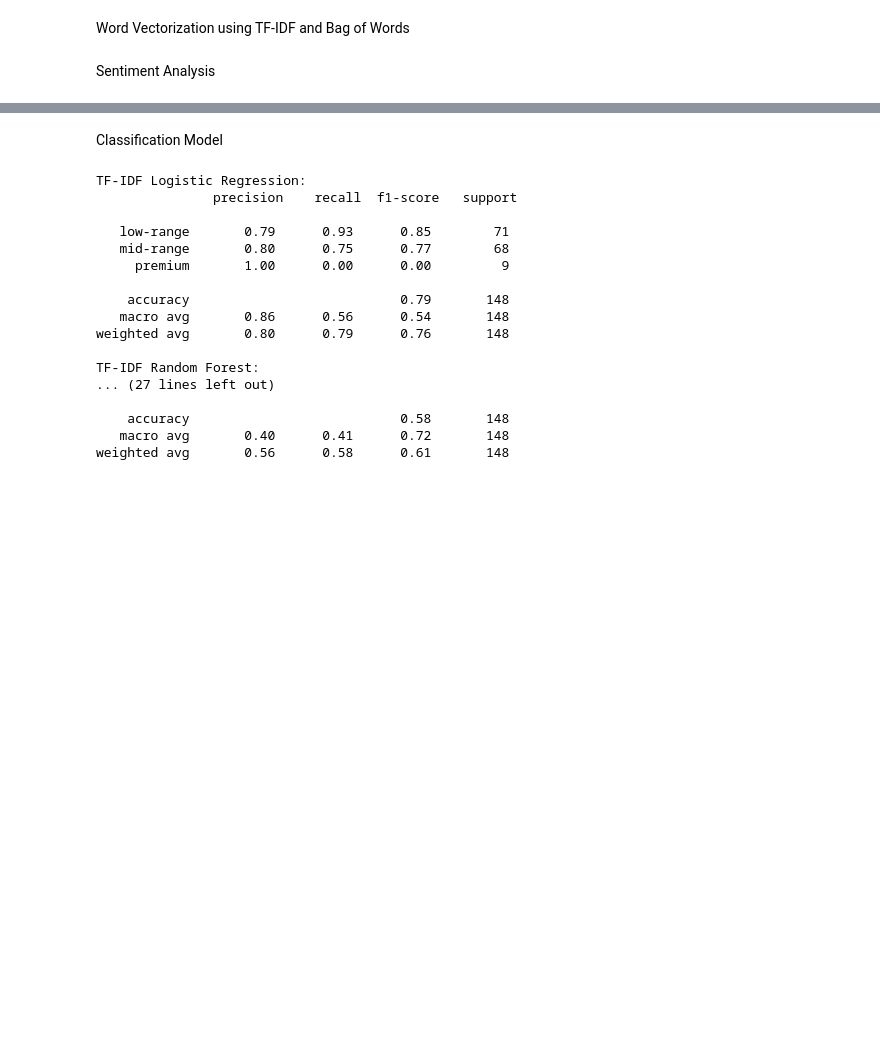
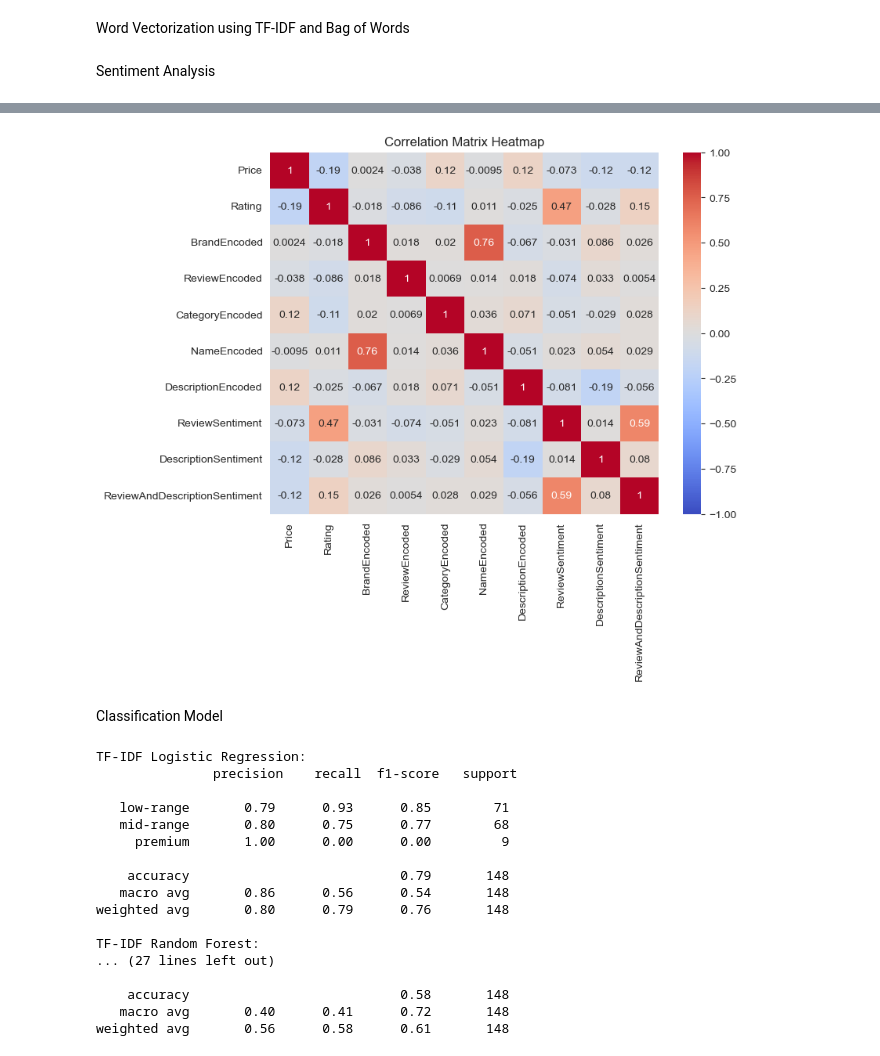
Before and after one commit to akinolu52/amazon-electronic-items, a Jupyter notebook: scrapper.ipynb, the cells around one changed output, grey strips where cells are left out. Drawn from its saved outputs; the diff is of its cells as text; code cells hidden in the pictures; blank space fills up the shorter version.

```diff
--- a/scrapper.ipynb
+++ b/scrapper.ipynb
@@ -860,5 +863,4 @@ text_sentiment_analysis = TextSentimentAnalysis()
 # Getting the overall sentiment of the Review and Description
 df['ReviewSentiment'] = df['Review'].apply([text_sentiment_analysis.get_sentiment_via_vader])
 df['DescriptionSentiment'] = df['Description'].apply(text_sentiment_analysis.get_sentiment_via_vader)
-
-df.head()
+df['ReviewAndDescriptionSentiment'] = df['ReviewAndDescription'].apply(text_sentiment_analysis.get_sentiment_via_vader)
@@ -872,2 +867,12 @@ df.head()
+# %%
+# drawing correlation matrix head map after applying sentiment analysis
+
+corr_matrix = df.corr(numeric_only=True)
+plt.figure(figsize=(8, 6))
+sns.heatmap(corr_matrix, annot=True, cmap='coolwarm', vmin=-1, vmax=1)
+plt.title('Correlation Matrix Heatmap')
+plt.show()
+# %% [output]
+[figure, added]
 # %% [markdown]
 Classification Model
```
Also changed, not shown: parts of 9 cells of this notebook.
